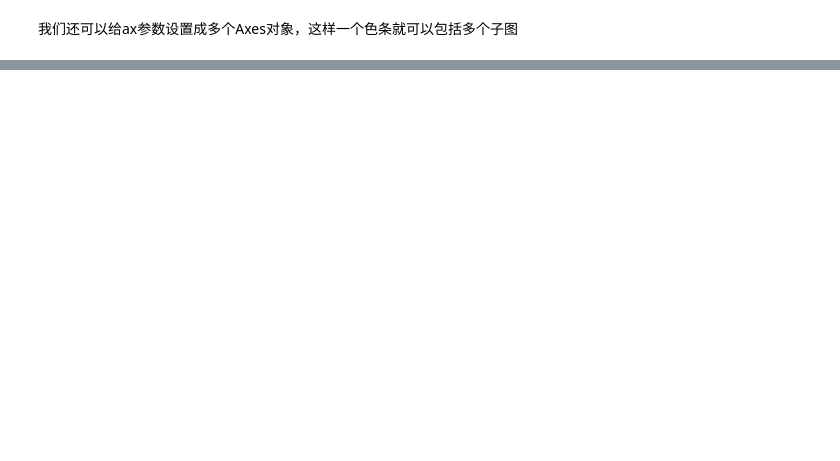
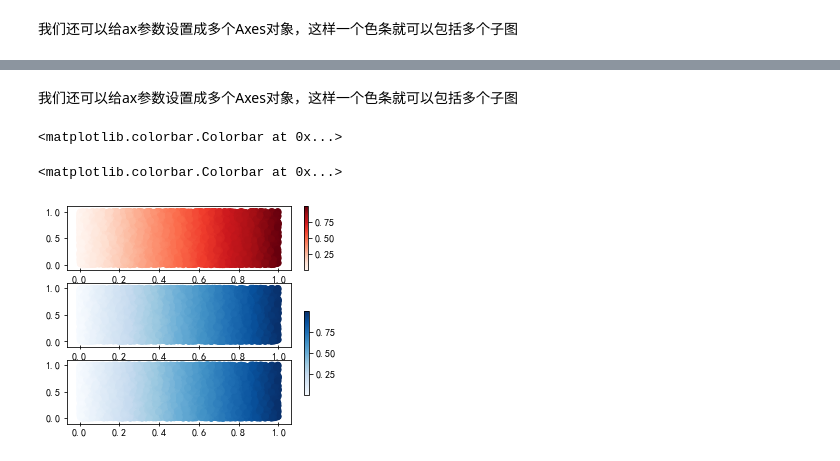
Before and after one commit to zidanewenqsh/mynotebook_01, a Jupyter notebook: matplotlib_demo.ipynb, the cells around one changed output, grey strips where cells are left out. Cells and saved outputs as stored; diff of their text form; code cells hidden in the pictures; blank space fills up the shorter version.

```diff
--- a/matplotlib_demo.ipynb
+++ b/matplotlib_demo.ipynb
@@ -326,0 +377,17 @@ fig.colorbar(ax1, ax=[ax[1],ax[2]], shrink=0.6, aspect=20)
+# %% [markdown]
+我们还可以给ax参数设置成多个Axes对象，这样一个色条就可以包括多个子图
+# %%
+fig, ax = plt.subplots(3,1)
+ax = ax.flatten()
+x = np.random.rand(10000)
+y = np.random.rand(10000)
+ax0 = ax[0].scatter(x,y,c=x,cmap="Reds")
+ax1 = ax[1].scatter(x,y,c=x,cmap="Blues")
+ax2 = ax[2].scatter(x,y,c=x,cmap="Blues")
+fig.colorbar(ax0, ax=ax[0])
+fig.colorbar(ax1, ax=[ax[1],ax[2]], shrink=0.6, aspect=20)
+# shrink表示整体收缩比例，aspect仅对bar的宽度有影响，aspect值越大，bar越窄
+# %% [output]
+<matplotlib.colorbar.Colorbar at 0x...>
+<matplotlib.colorbar.Colorbar at 0x...>
+[figure, added]
```
Also changed, not shown: parts of 29 cells of this notebook, 4 other files.
